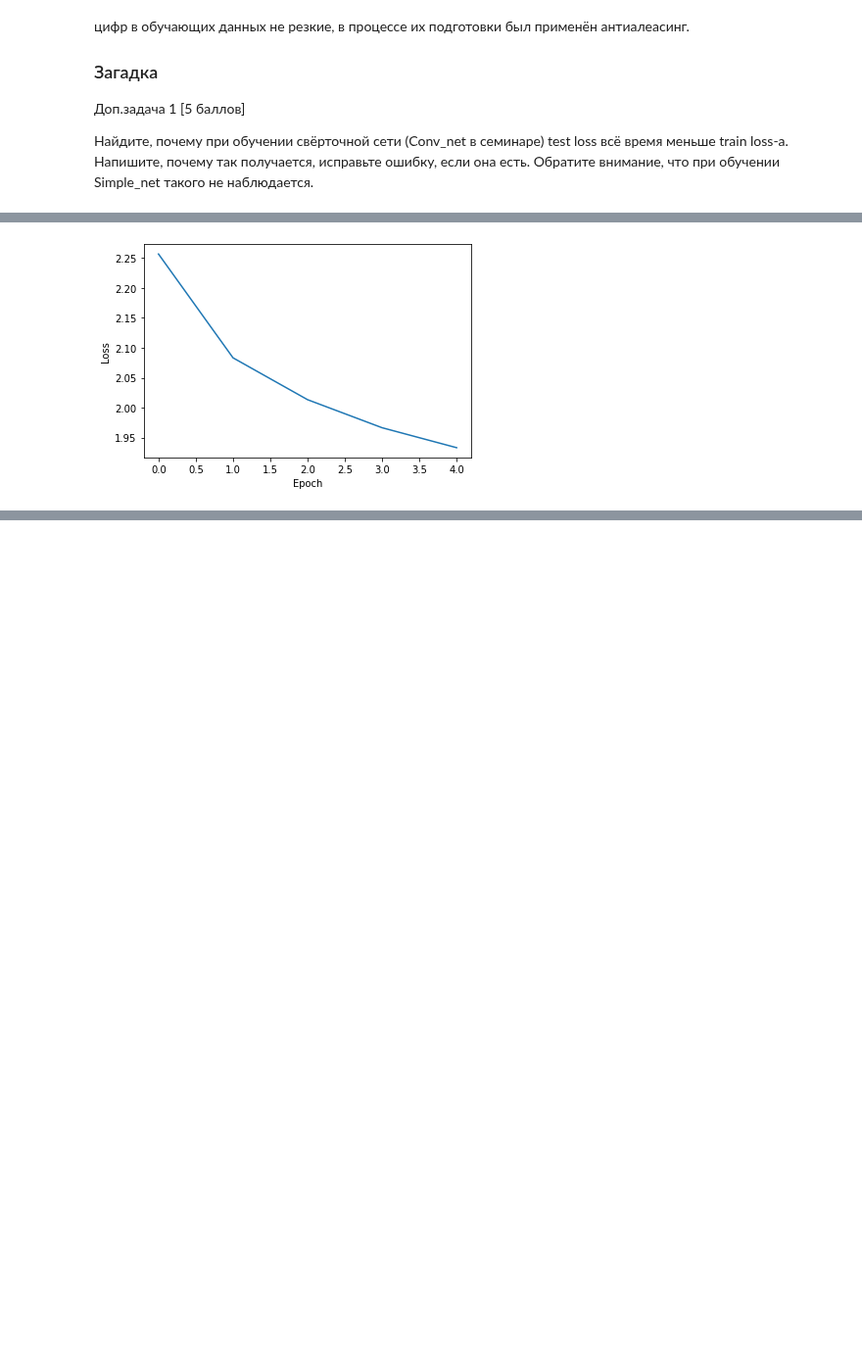
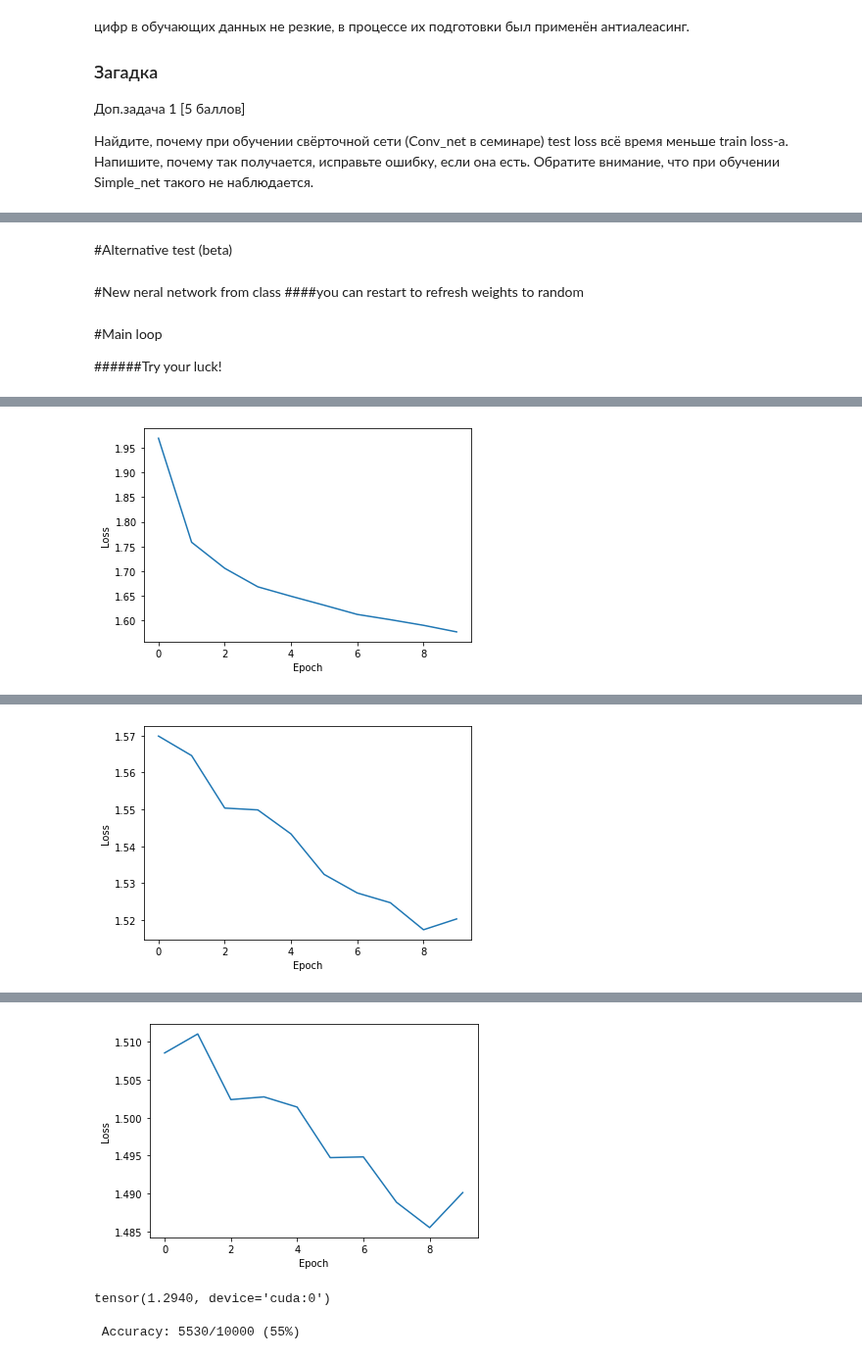
Before and after one commit to StarkitRobots/cvr_course, a Jupyter notebook: notebooks/nn_hw6.ipynb, the cells around one changed output, grey strips where cells are left out. Shown at 98% size. Saved outputs shown, nothing was run; the diff lists cells and outputs as text; code cells hidden in the pictures; blank space fills up the shorter version.

Commit message:
visual corrections

```diff
--- a/notebooks/nn_hw6.ipynb
+++ b/notebooks/nn_hw6.ipynb
@@ -233,15 +275,35 @@ def test(model, device, test_loader):
     print(loss)
     print('\n Accuracy: {}/{} ({:.0f}%)\n'.format(
         correct, total, 100. * accuracy))
+# %% [markdown]
+#Alternative test (beta)
+# %%
+#@title
+def test(model, device, test_loader):
+    test_loss_history = []
+    model.eval()
+    for data,target in test_loader:
+        data, target = data.to(device), target.to(device)
+        pred = model.forward(data)
+        test_loss_history.append(F.nll_loss(pred, target).data.cpu())
+        accuracy = (pred.argmax(dim=1) == target).float().mean().data.cpu()
+        print(accuracy)
+# %% [markdown]
+#New neral network from class
+####you can restart to refresh weights to random
 # %%
 device = torch.device("cuda" if use_cuda else "cpu")
 net = Le_net().to(device)
+# %% [markdown]
+#Main loop
+
+######Try your luck!
 # %%
 #Main loop train epochs_train times and test once and
 #repeat it train_cycles times
-train_cycles=50
-epochs_train=5
-lr=0.0001
+train_cycles=3
+epochs_train=10
+lr=0.001
 #Main loop
 for i in range(train_cycles):
     train(model=net, train_dataset=train_loader, epochs=epochs_train, optimizer=optim.Adam(net.parameters(), lr=lr))
@@ -255 +322 @@ Epoch        4 Loss: 1.9331482992172242
-[figure, old version]
+[figure, new version]
@@ -261,0 +337 @@ Epoch        1 Loss: 1.879506786584854
+[figure, added]
@@ -262,0 +352,4 @@ KeyboardInterrupt: ignored
+[figure, added]
+tensor(1.2940, device='cuda:0')
+
+ Accuracy: 5530/10000 (55%)
```
Also changed, not shown: parts of 9 cells of this notebook.
